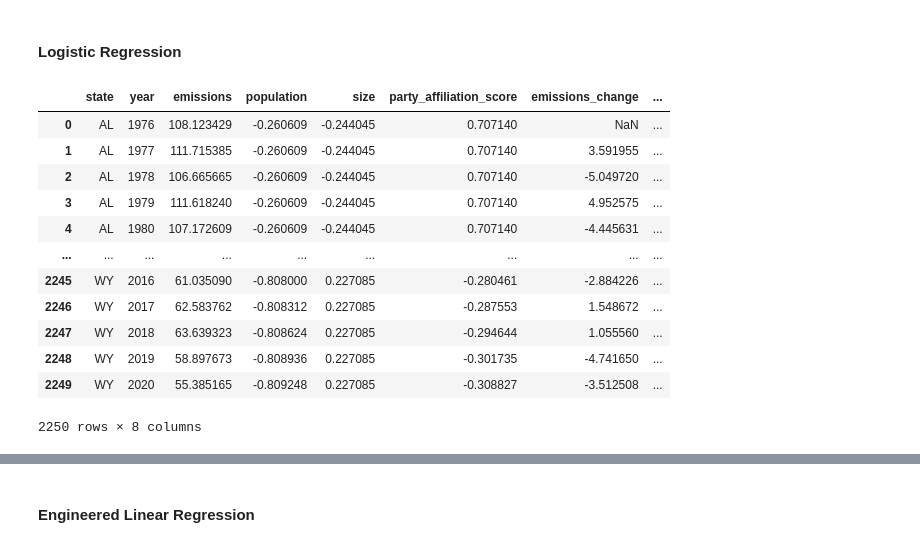
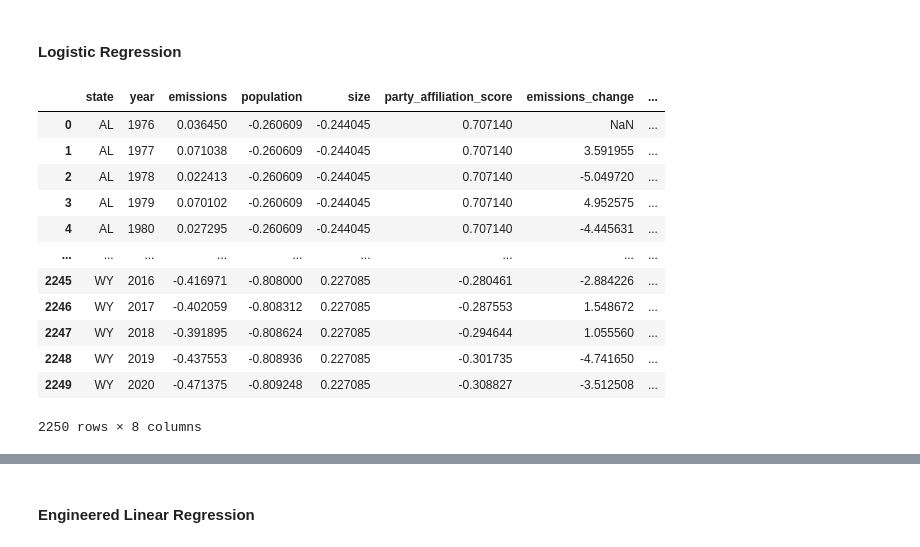
Before and after one commit to AyalYakobe/AirPollutionByPolitics, a Jupyter notebook: src/overview.ipynb, the cells around one changed output, grey strips where cells are left out. Saved outputs shown, nothing was run; the diff lists cells and outputs as text; code cells hidden in the pictures.

```diff
--- a/src/overview.ipynb
+++ b/src/overview.ipynb
@@ -1190,20 +1190,22 @@ dtype: float64
 # %%
 final_df_normalized_tmp = final_df_normalized
 final_df_normalized_tmp['political_party'] = final_df_normalized['party_affiliation_score'].apply(lambda x: 'D' if x > 0 else 'R')
+scaler = StandardScaler()
+final_df_normalized_tmp['emissions'] = scaler.fit_transform(final_df_normalized_tmp[['emissions']])
 final_df_normalized_tmp
 # %% [output]
 |  | state | year | emissions | population | size | party_affiliation_score | emissions_change | ... |
-| 0 | AL | 1976 | 108.123429 | -0.260609 | -0.244045 | 0.707140 | NaN | ... |
-| 1 | AL | 1977 | 111.715385 | -0.260609 | -0.244045 | 0.707140 | 3.591955 | ... |
-| 2 | AL | 1978 | 106.665665 | -0.260609 | -0.244045 | 0.707140 | -5.049720 | ... |
-| 3 | AL | 1979 | 111.618240 | -0.260609 | -0.244045 | 0.707140 | 4.952575 | ... |
-| 4 | AL | 1980 | 107.172609 | -0.260609 | -0.244045 | 0.707140 | -4.445631 | ... |
+| 0 | AL | 1976 | 0.036450 | -0.260609 | -0.244045 | 0.707140 | NaN | ... |
+| 1 | AL | 1977 | 0.071038 | -0.260609 | -0.244045 | 0.707140 | 3.591955 | ... |
+| 2 | AL | 1978 | 0.022413 | -0.260609 | -0.244045 | 0.707140 | -5.049720 | ... |
+| 3 | AL | 1979 | 0.070102 | -0.260609 | -0.244045 | 0.707140 | 4.952575 | ... |
+| 4 | AL | 1980 | 0.027295 | -0.260609 | -0.244045 | 0.707140 | -4.445631 | ... |
 | ... | ... | ... | ... | ... | ... | ... | ... | ... |
-| 2245 | WY | 2016 | 61.035090 | -0.808000 | 0.227085 | -0.280461 | -2.884226 | ... |
-| 2246 | WY | 2017 | 62.583762 | -0.808312 | 0.227085 | -0.287553 | 1.548672 | ... |
-| 2247 | WY | 2018 | 63.639323 | -0.808624 | 0.227085 | -0.294644 | 1.055560 | ... |
-| 2248 | WY | 2019 | 58.897673 | -0.808936 | 0.227085 | -0.301735 | -4.741650 | ... |
-| 2249 | WY | 2020 | 55.385165 | -0.809248 | 0.227085 | -0.308827 | -3.512508 | ... |
+| 2245 | WY | 2016 | -0.416971 | -0.808000 | 0.227085 | -0.280461 | -2.884226 | ... |
+| 2246 | WY | 2017 | -0.402059 | -0.808312 | 0.227085 | -0.287553 | 1.548672 | ... |
+| 2247 | WY | 2018 | -0.391895 | -0.808624 | 0.227085 | -0.294644 | 1.055560 | ... |
+| 2248 | WY | 2019 | -0.437553 | -0.808936 | 0.227085 | -0.301735 | -4.741650 | ... |
+| 2249 | WY | 2020 | -0.471375 | -0.809248 | 0.227085 | -0.308827 | -3.512508 | ... |
 2250 rows × 8 columns
 # %%
 from sklearn.linear_model import LogisticRegression
```
Also changed, not shown: parts of 2 cells of this notebook.
